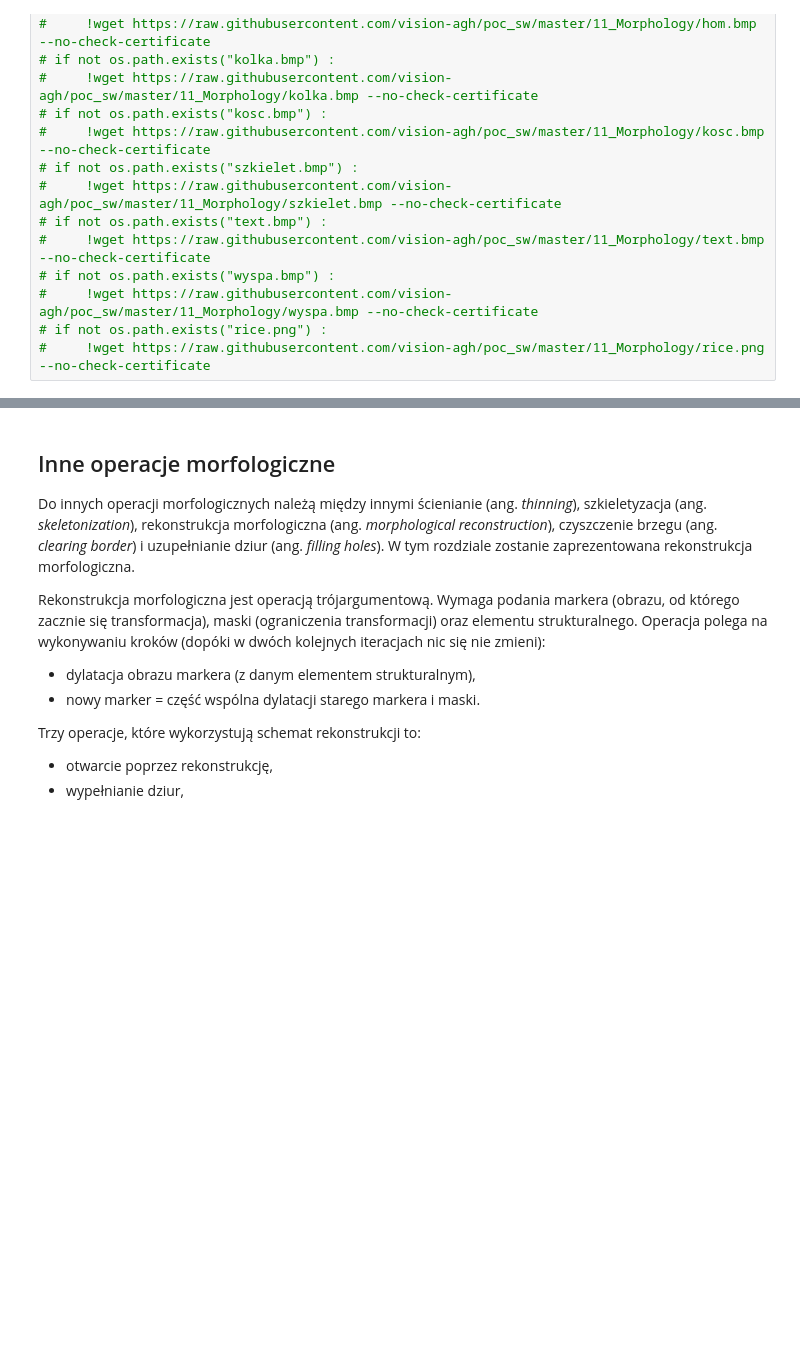
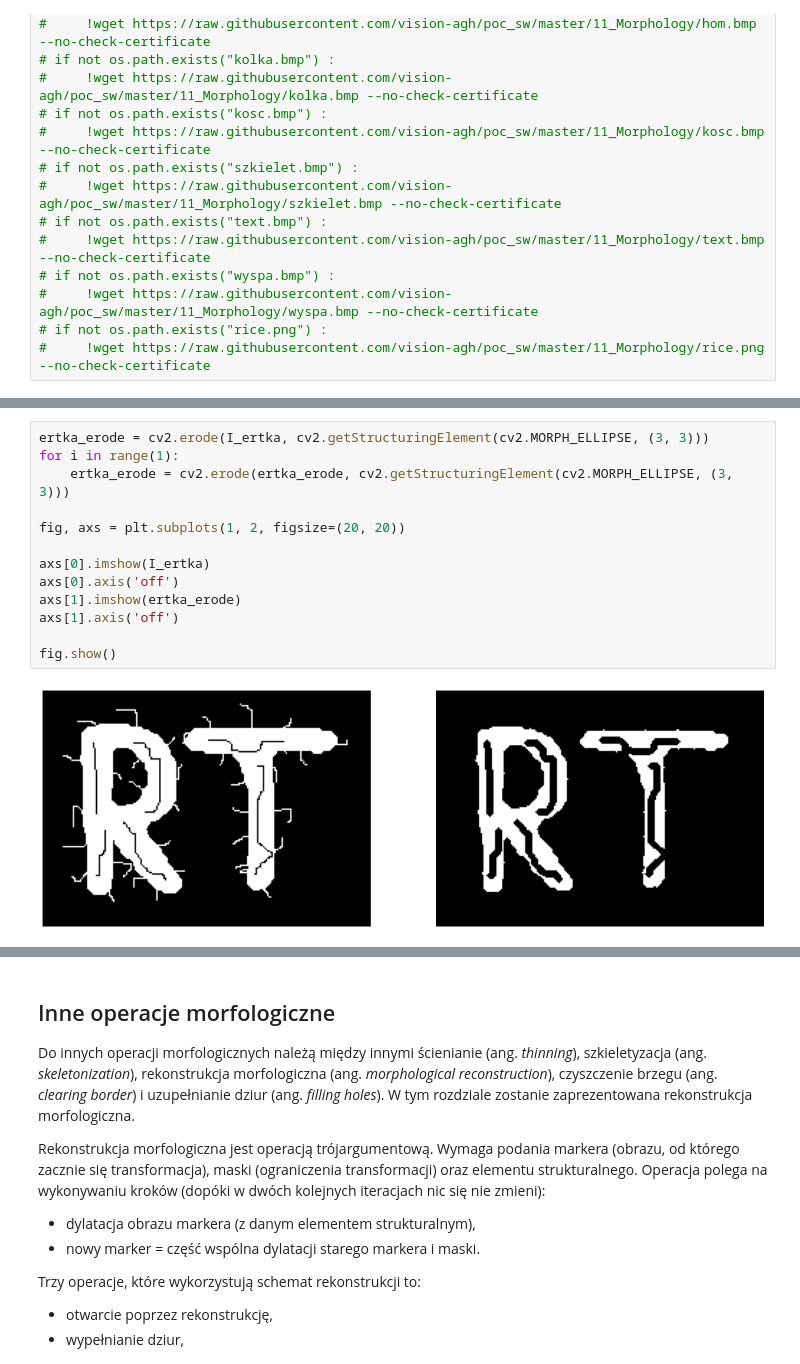
Before and after one commit to tostafin/image-processing-labs, a Jupyter notebook: lab3/10_morphology.ipynb, the cells around one changed output, grey strips where cells are left out. Saved outputs shown, nothing was run; the diff lists cells and outputs as text; blank space fills up the shorter version.

```diff
--- a/lab3/10_morphology.ipynb
+++ b/lab3/10_morphology.ipynb
@@ -132,0 +160,15 @@ for idx, url in enumerate(urls):
+# %%
+ertka_erode = cv2.erode(I_ertka, cv2.getStructuringElement(cv2.MORPH_ELLIPSE, (3, 3)))
+for i in range(1):
+    ertka_erode = cv2.erode(ertka_erode, cv2.getStructuringElement(cv2.MORPH_ELLIPSE, (3, 3)))
+
+fig, axs = plt.subplots(1, 2, figsize=(20, 20))
+
+axs[0].imshow(I_ertka)
+axs[0].axis('off')
+axs[1].imshow(ertka_erode)
+axs[1].axis('off')
+
+fig.show()
+# %% [output]
+[figure, added]
```
Also changed, not shown: parts of 5 cells of this notebook, 12 other files.
